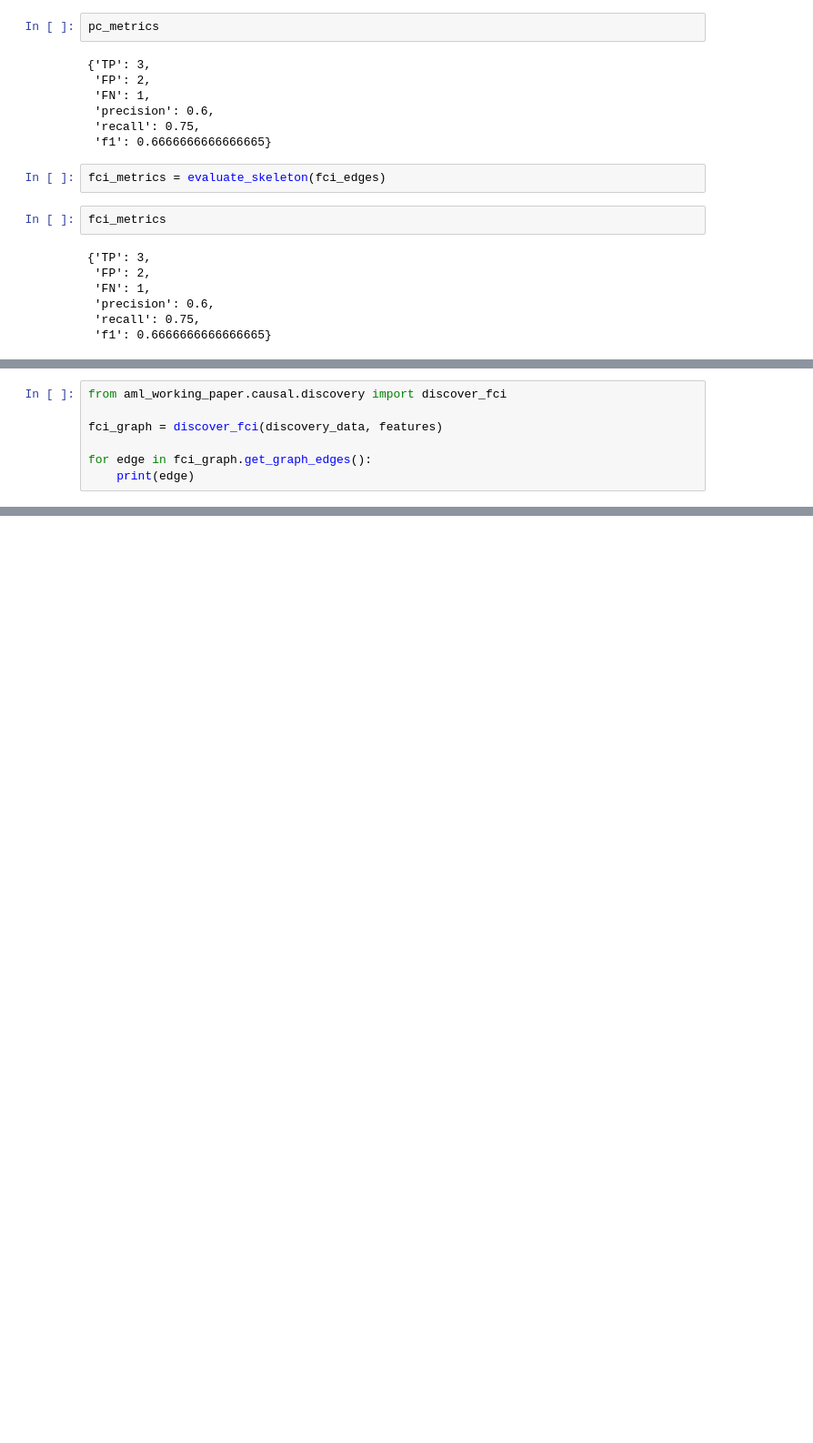
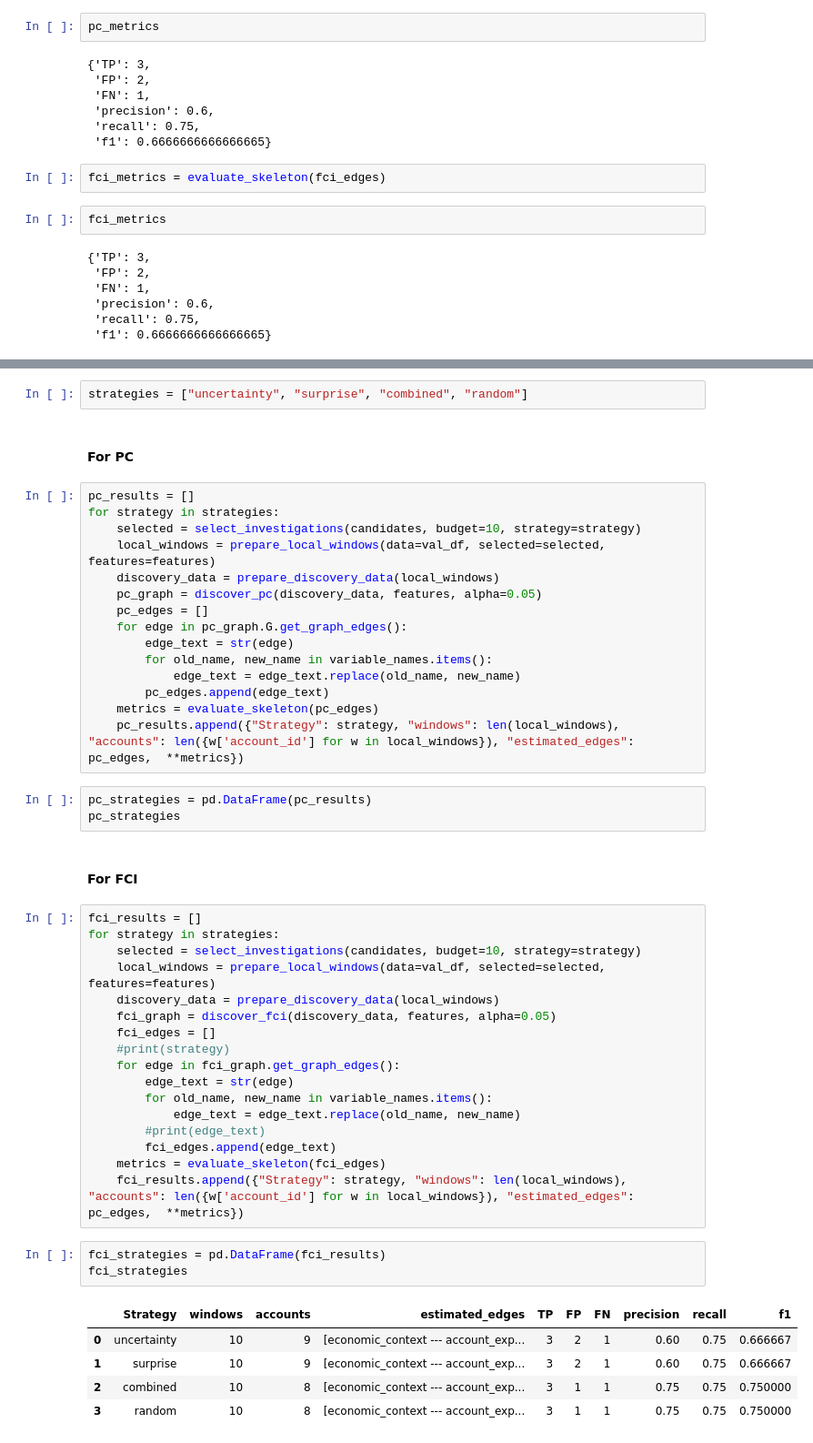
Before and after one commit to juananmonte/aml-working-paper, a Jupyter notebook: notebooks/causal_interactive.ipynb, the cells around one changed output, grey strips where cells are left out. Shown at 91% size. Drawn from its saved outputs; the diff is of its cells as text; blank space fills up the shorter version.

```diff
--- a/notebooks/causal_interactive.ipynb
+++ b/notebooks/causal_interactive.ipynb
@@ -387,7 +225,0 @@ for strategy, edges in results.items():
-# %%
-from aml_working_paper.causal.discovery import discover_fci
-
-fci_graph = discover_fci(discovery_data, features)
-
-for edge in fci_graph.get_graph_edges():
-    print(edge)
@@ -600,0 +254,50 @@ for strategy in strategies:
+# %%
+strategies = ["uncertainty", "surprise", "combined", "random"]
+# %% [markdown]
+#### For PC
+# %%
+pc_results = []
+for strategy in strategies:
+    selected = select_investigations(candidates, budget=10, strategy=strategy)
+    local_windows = prepare_local_windows(data=val_df, selected=selected, features=features)
+    discovery_data = prepare_discovery_data(local_windows)
+    pc_graph = discover_pc(discovery_data, features, alpha=0.05)
+    pc_edges = []
+    for edge in pc_graph.G.get_graph_edges():
+        edge_text = str(edge)
+        for old_name, new_name in variable_names.items():
+            edge_text = edge_text.replace(old_name, new_name)
+        pc_edges.append(edge_text)
+    metrics = evaluate_skeleton(pc_edges)
+    pc_results.append({"Strategy": strategy, "windows": len(local_windows), "accounts": len({w['account_id'] for w in local_windows}), "estimated_edges": pc_edges,  **metrics})
+# %%
+pc_strategies = pd.DataFrame(pc_results)
+pc_strategies
+# %% [markdown]
+#### For FCI
+# %%
+fci_results = []
+for strategy in strategies:
+    selected = select_investigations(candidates, budget=10, strategy=strategy)
+    local_windows = prepare_local_windows(data=val_df, selected=selected, features=features)
+    discovery_data = prepare_discovery_data(local_windows)
+    fci_graph = discover_fci(discovery_data, features, alpha=0.05)
+    fci_edges = []
+    #print(strategy)
+    for edge in fci_graph.get_graph_edges():
+        edge_text = str(edge)
+        for old_name, new_name in variable_names.items():
+            edge_text = edge_text.replace(old_name, new_name)
+        #print(edge_text)
+        fci_edges.append(edge_text)
+    metrics = evaluate_skeleton(fci_edges)
+    fci_results.append({"Strategy": strategy, "windows": len(local_windows), "accounts": len({w['account_id'] for w in local_windows}), "estimated_edges": pc_edges,  **metrics})
+# %%
+fci_strategies = pd.DataFrame(fci_results)
+fci_strategies
+# %% [output]
+|  | Strategy | windows | accounts | estimated_edges | TP | FP | FN | precision | recall | f1 |
+| 0 | uncertainty | 10 | 9 | [economic_context --- account_exp... | 3 | 2 | 1 | 0.60 | 0.75 | 0.666667 |
+| 1 | surprise | 10 | 9 | [economic_context --- account_exp... | 3 | 2 | 1 | 0.60 | 0.75 | 0.666667 |
+| 2 | combined | 10 | 8 | [economic_context --- account_exp... | 3 | 1 | 1 | 0.75 | 0.75 | 0.750000 |
+| 3 | random | 10 | 8 | [economic_context --- account_exp... | 3 | 1 | 1 | 0.75 | 0.75 | 0.750000 |
```
Also changed, not shown: parts of 36 cells of this notebook, 2 other files.
